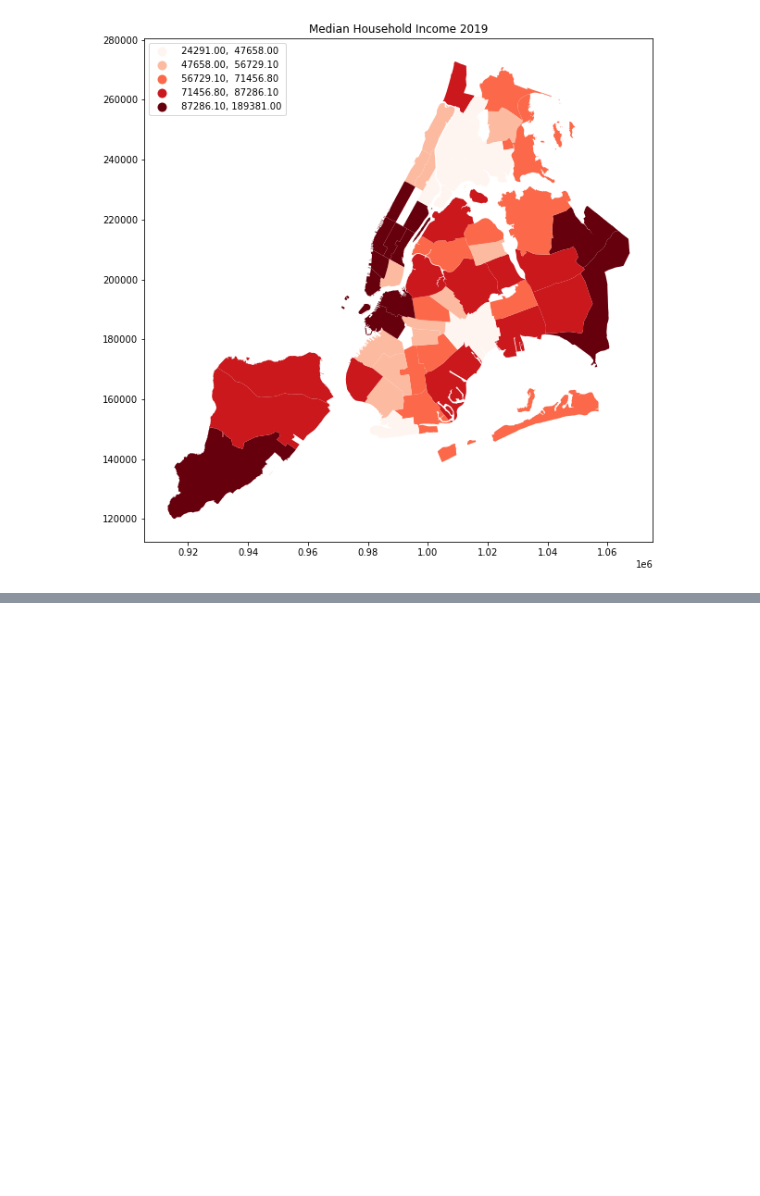
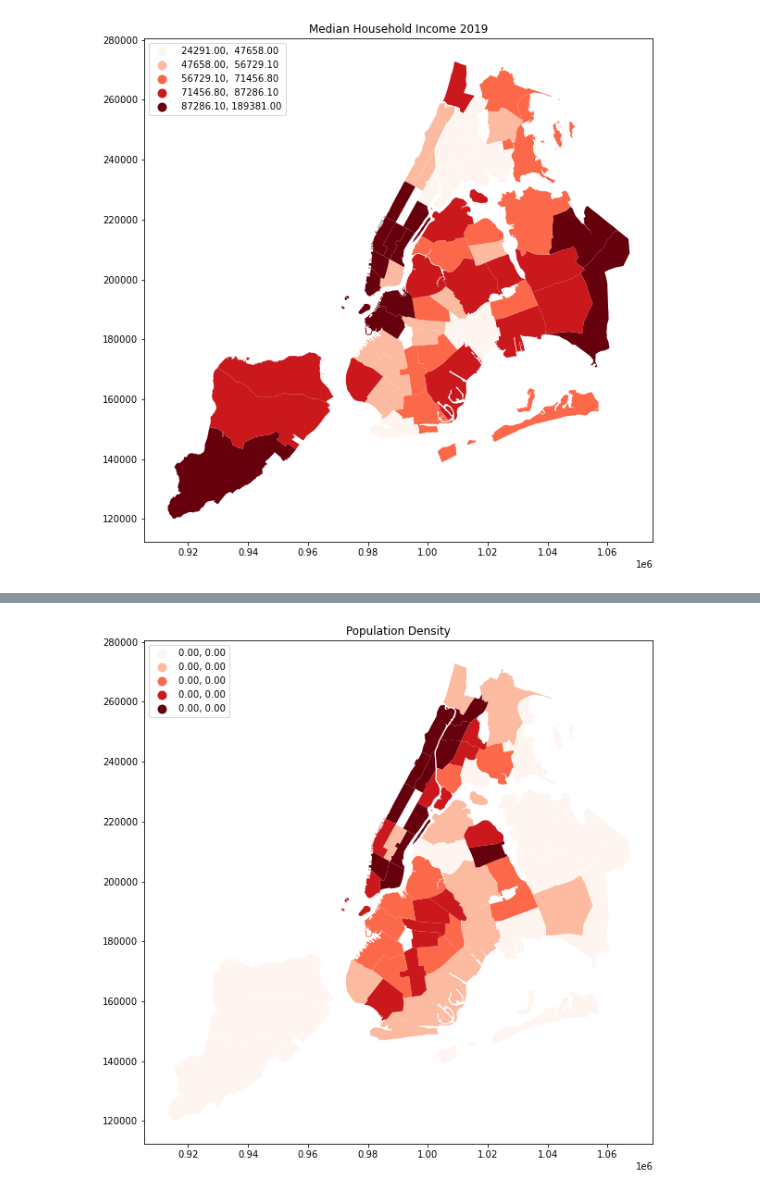
Before and after one commit to amaqals/CUSP2021ADS-Team, a Jupyter notebook: AirQuality.ipynb, the cells around one changed output, grey strips where cells are left out. Cells and saved outputs as stored; diff of their text form; code cells hidden in the pictures; blank space fills up the shorter version.

```diff
--- a/AirQuality.ipynb
+++ b/AirQuality.ipynb
@@ -380,0 +390,15 @@ plt.show()
+# %%
+AQ_311_census_cd['Population Density'] = AQ_311_census_cd['Population_19']/AQ_311_census_cd['Shape_Area']
+fig = plt.figure(figsize=(10,10))
+ax = fig.add_subplot(111)
+
+color = 'Reds'
+#color = 'RdYlGn'
+AQ_311_census_cd.plot(ax=ax,column='Population Density', k=5, scheme='Quantiles', cmap = color, legend=True,
+              legend_kwds={'loc': 'upper left'})
+
+ax.set_title('Population Density')
+
+plt.show()
+# %% [output]
+[figure, added]
```
Also changed, not shown: parts of 10 cells of this notebook.
